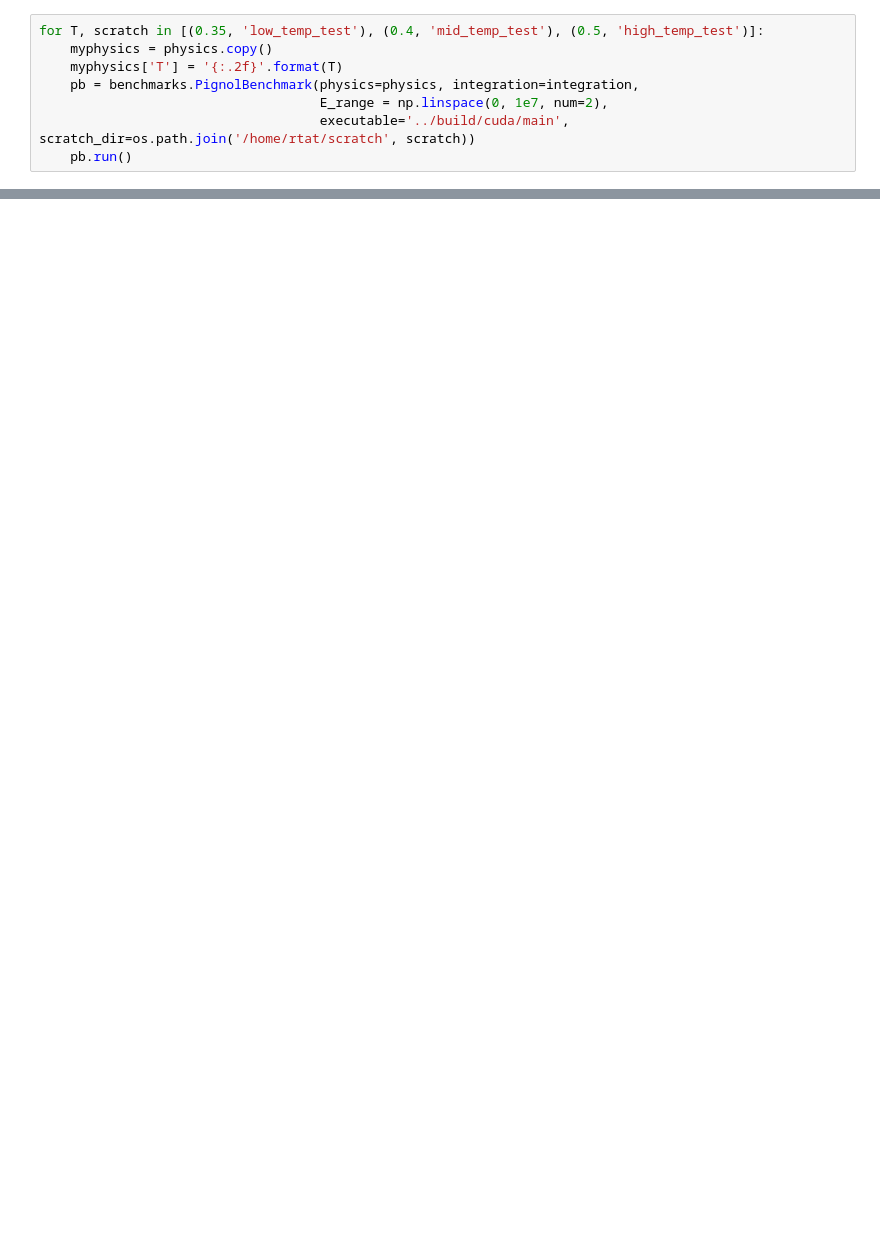
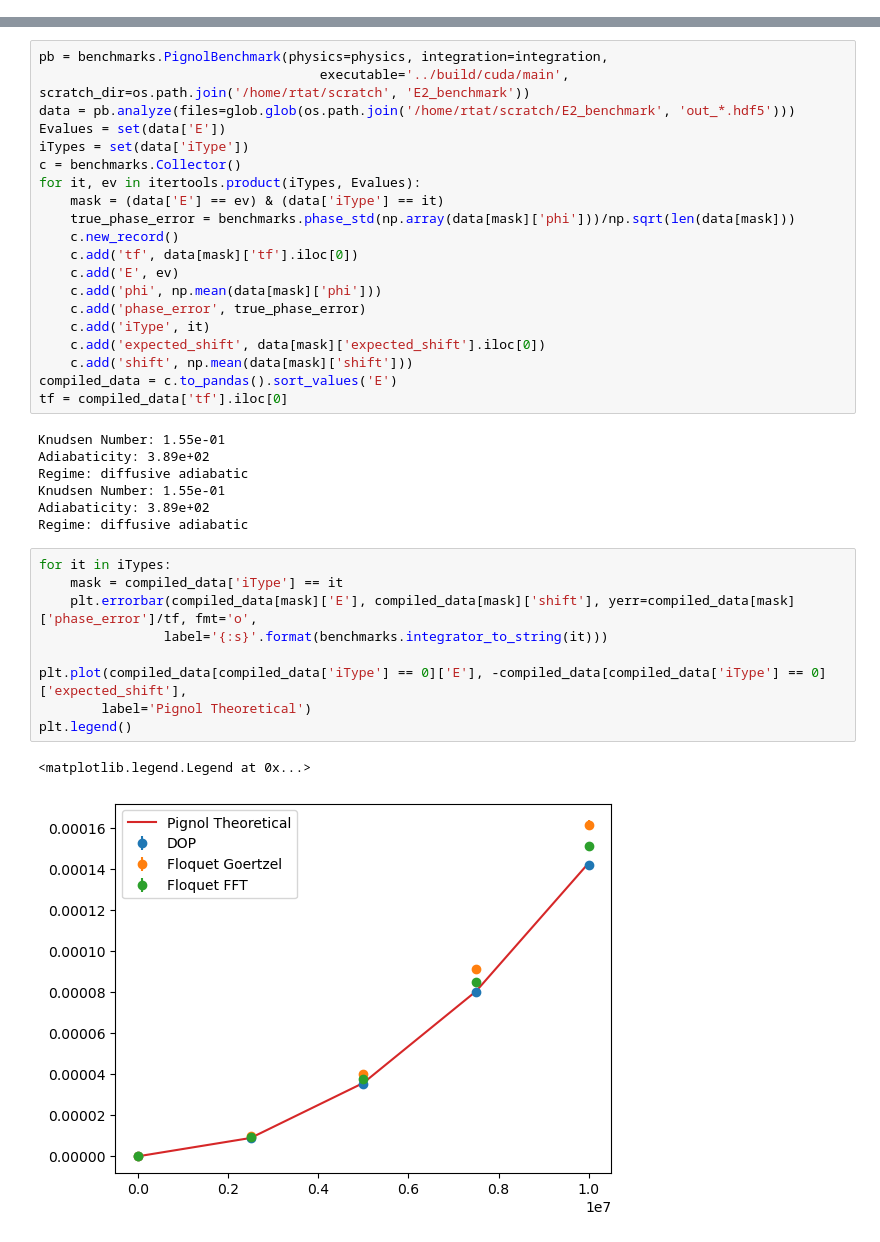
Before and after one commit to rtat-caltech/Spin-tracking, a Jupyter notebook: benchmarks/PignolBenchmarks.ipynb, the cells around one changed output, grey strips where cells are left out. Cells and saved outputs as stored; diff of their text form; blank space fills up the shorter version.

Commit message:
Benchmarks updated

```diff
--- a/benchmarks/PignolBenchmarks.ipynb
+++ b/benchmarks/PignolBenchmarks.ipynb
@@ -36,10 +35,2 @@ integration = {'numParticles' : '65536',
 
 scratch_dir = '/home/rtat/scratch/high_temp_test'
-# %%
-for T, scratch in [(0.35, 'low_temp_test'), (0.4, 'mid_temp_test'), (0.5, 'high_temp_test')]:
-    myphysics = physics.copy()
-    myphysics['T'] = '{:.2f}'.format(T)
-    pb = benchmarks.PignolBenchmark(physics=physics, integration=integration,
-                                    E_range = np.linspace(0, 1e7, num=2),
-                                    executable='../build/cuda/main', scratch_dir=os.path.join('/home/rtat/scratch', scratch))
-    pb.run()
@@ -121,0 +98,39 @@ ftest.close()
+# %%
+pb = benchmarks.PignolBenchmark(physics=physics, integration=integration,
+                                    executable='../build/cuda/main', scratch_dir=os.path.join('/home/rtat/scratch', 'E2_benchmark'))
+data = pb.analyze(files=glob.glob(os.path.join('/home/rtat/scratch/E2_benchmark', 'out_*.hdf5')))
+Evalues = set(data['E'])
+iTypes = set(data['iType'])
+c = benchmarks.Collector()
+for it, ev in itertools.product(iTypes, Evalues):
+    mask = (data['E'] == ev) & (data['iType'] == it)
+    true_phase_error = benchmarks.phase_std(np.array(data[mask]['phi']))/np.sqrt(len(data[mask]))
+    c.new_record()
+    c.add('tf', data[mask]['tf'].iloc[0])
+    c.add('E', ev)
+    c.add('phi', np.mean(data[mask]['phi']))
+    c.add('phase_error', true_phase_error)
+    c.add('iType', it)
+    c.add('expected_shift', data[mask]['expected_shift'].iloc[0])
+    c.add('shift', np.mean(data[mask]['shift']))
+compiled_data = c.to_pandas().sort_values('E')
+tf = compiled_data['tf'].iloc[0]
+# %% [output]
+Knudsen Number: 1.55e-01
+Adiabaticity: 3.89e+02
+Regime: diffusive adiabatic
+Knudsen Number: 1.55e-01
+Adiabaticity: 3.89e+02
+Regime: diffusive adiabatic
+# %%
+for it in iTypes:
+    mask = compiled_data['iType'] == it
+    plt.errorbar(compiled_data[mask]['E'], compiled_data[mask]['shift'], yerr=compiled_data[mask]['phase_error']/tf, fmt='o',
+                label='{:s}'.format(benchmarks.integrator_to_string(it)))
+
+plt.plot(compiled_data[compiled_data['iType'] == 0]['E'], -compiled_data[compiled_data['iType'] == 0]['expected_shift'],
+        label='Pignol Theoretical')
+plt.legend()
+# %% [output]
+<matplotlib.legend.Legend at 0x...>
+[figure, added]
```
Also changed, not shown: parts of 16 cells of this notebook, 3 other files.
